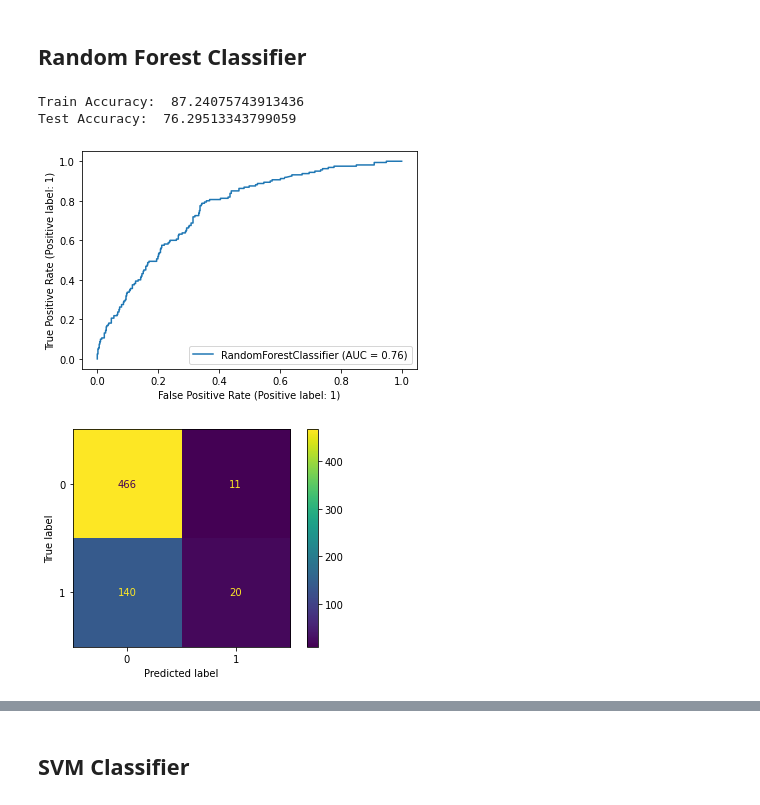
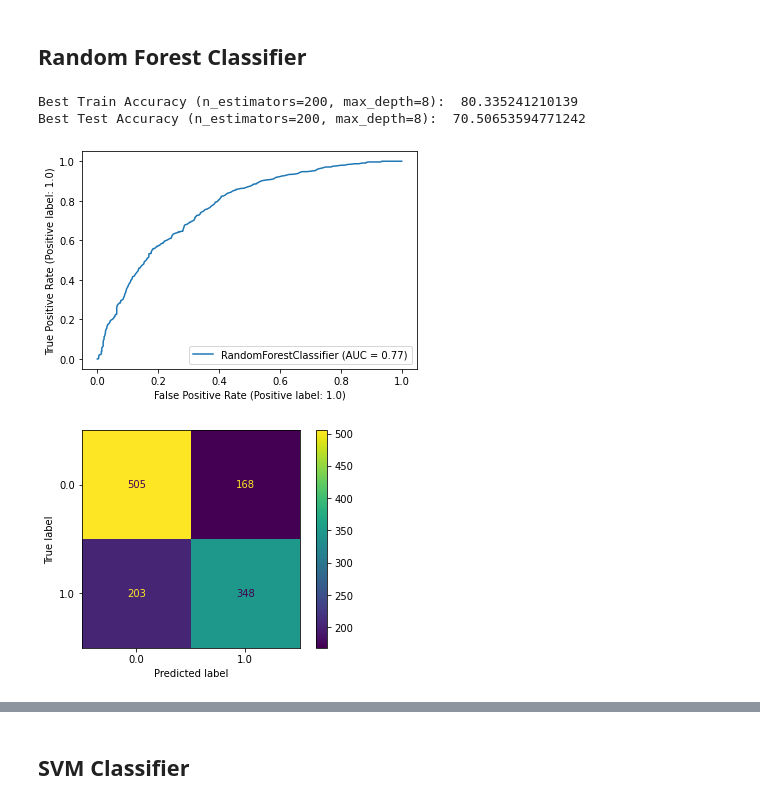
Before and after one commit to ShashiKiranMR/CS-7641-ML-Project, a Jupyter notebook: src/supervised.ipynb, the cells around one changed output, grey strips where cells are left out. Drawn from its saved outputs; the diff is of its cells as text; code cells hidden in the pictures.

```diff
--- a/src/supervised.ipynb
+++ b/src/supervised.ipynb
@@ -238,19 +288,19 @@ from sklearn.metrics import accuracy_score
 from sklearn.metrics import RocCurveDisplay, ConfusionMatrixDisplay
 
 mygnb = GaussianNB()
-mygnb = mygnb.fit(X_train.toarray(), train_label)
+mygnb = mygnb.fit(X_train, train_label)
 
 ## test
 #print(mygnb.predict(X_test[0]), test_label[0])
 
-train_preds = mygnb.predict(X_train.toarray())
+train_preds = mygnb.predict(X_train)
 print("Train Accuracy: ", 100*accuracy_score(train_preds, train_label))
 
-test_preds = mygnb.predict(X_test.toarray())
+test_preds = mygnb.predict(X_test)
 print("Test Accuracy: ", 100*accuracy_score(test_preds, test_label))
 
 ## visualize
-RocCurveDisplay.from_estimator(mygnb, X_test.toarray(), test_label)
-ConfusionMatrixDisplay.from_estimator(mygnb, X_test.toarray(), test_label)
+RocCurveDisplay.from_estimator(mygnb, X_test, test_label)
+ConfusionMatrixDisplay.from_estimator(mygnb, X_test, test_label)
 plt.show()
 # %% [output]
@@ -349,30 +413,38 @@ Test Accuracy:  73.31240188383046
 # %%
 from sklearn.ensemble import RandomForestClassifier
 from sklearn.metrics import accuracy_score
 
 ## hyperparams
-max_depth = 100#None  ## None for pure dtrees
-n_estimators = 100
-criterion = 'gini' #'entropy'
 
-myrforest = RandomForestClassifier(max_depth=max_depth, n_estimators= n_estimators, criterion=criterion)
-myrforest = myrforest.fit(X_train, train_label)
+n_estimators = 200
+max_depths = range(1, 30)
+max_test_accuracy = 0.0
+max_train_accuracy = 0.0
+best_max_depth = 0
+test_accuracies = []
+for max_depth in max_depths:
+    criterion = 'gini' #'entropy'
+    myrforest = RandomForestClassifier(max_depth=max_depth, n_estimators= n_estimators, criterion=criterion)
+    myrforest = myrforest.fit(X_train, train_label)
+    train_preds = myrforest.predict(X_train)
+    test_preds = myrforest.predict(X_test)
+    train_accuracy = accuracy_score(train_preds, train_label)
+    test_accuracy = accuracy_score(test_preds, test_label)
+    if test_accuracy > max_test_accuracy:
+        max_test_accuracy = test_accuracy
+        max_train_accuracy = train_accuracy
+        best_max_depth = max_depth
+    test_accuracies.append(test_accuracy)
 
-## test
-#print(myrforest.predict(X_test[0]), test_label[0])
-
-train_preds = myrforest.predict(X_train)
-print("Train Accuracy: ", 100*accuracy_score(train_preds, train_label))
-
-test_preds = myrforest.predict(X_test)
-print("Test Accuracy: ", 100*accuracy_score(test_preds, test_label))
+print("Best Train Accuracy (n_estimators=%d, max_depth=%d): " % (n_estimators, best_max_depth), 100*max_train_accuracy)
+print("Best Test Accuracy (n_estimators=%d, max_depth=%d): " % (n_estimators, best_max_depth), 100*max_test_accuracy)
 
 ## visualize
-RocCurveDisplay.from_estimator(myrforest, X_test.toarray(), test_label)
-ConfusionMatrixDisplay.from_estimator(myrforest, X_test.toarray(), test_label)
+RocCurveDisplay.from_estimator(myrforest, X_test, test_label)
+ConfusionMatrixDisplay.from_estimator(myrforest, X_test, test_label)
 plt.show()
 # %% [output]
-Train Accuracy:  87.24075743913436
-Test Accuracy:  76.29513343799059
+Best Train Accuracy (n_estimators=200, max_depth=8):  80.335241210139
+Best Test Accuracy (n_estimators=200, max_depth=8):  70.50653594771242
-[figure, old version]
+[figure, new version]
-[figure, old version]
+[figure, new version]
```
Also changed, not shown: parts of 22 cells of this notebook.
